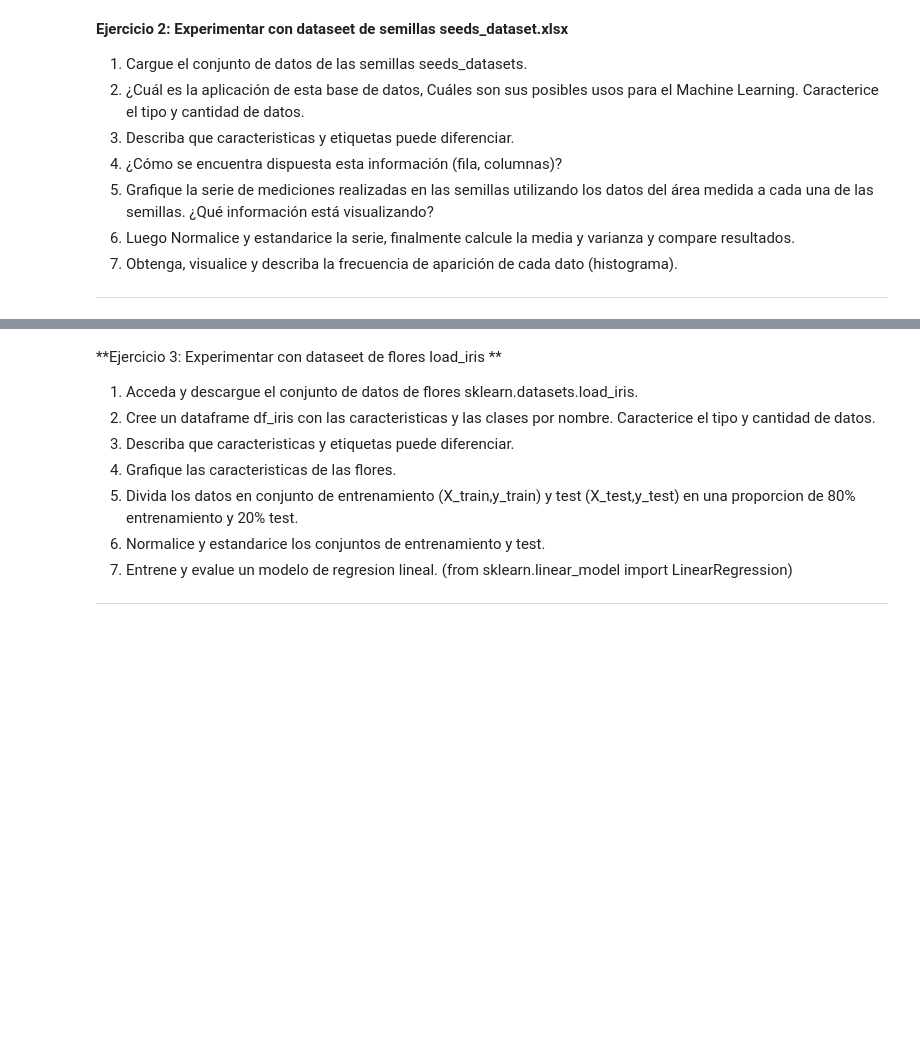
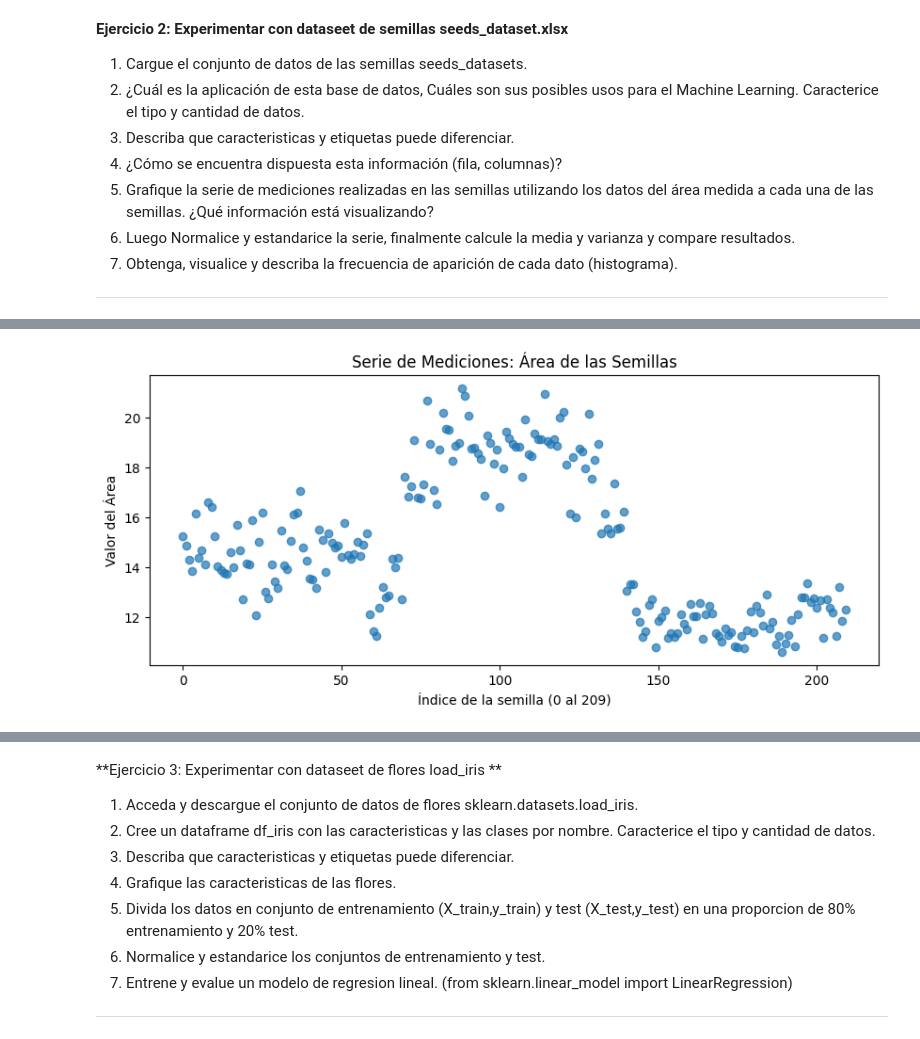
Before and after one commit to mtnleo/Uni_AI_1, a Jupyter notebook: Guide1_Leonardi.ipynb, the cells around one changed output, grey strips where cells are left out. Drawn from its saved outputs; the diff is of its cells as text; code cells hidden in the pictures; blank space fills up the shorter version.

```diff
--- a/Guide1_Leonardi.ipynb
+++ b/Guide1_Leonardi.ipynb
@@ -104,44 +104,108 @@ Desviación: [1. 1.]
 ---
 # %%
 # 1. Cargue el conjunto de datos de las semillas seeds_datasets.
-#from google.colab import drive
+from google.colab import drive
 #drive.mount('/content/drive')
 
 try:
       seeds_dataset = '/content/drive/MyDrive/seeds_dataset.xlsx'
-      df = pd.read_excel(seeds_dataset, header=None)
+      df = pd.read_excel(seeds_dataset, header=0) # Changed header=None to header=0 to correctly load column names
       print(f"Archivo '{seeds_dataset}' cargado correctamente.")
-except:
-    print("Error cargando el archivo.")
+except Exception as e:
+    print(f"Error cargando el archivo: {e}")
 
 print("Primeras 5 filas del dataset generado:")
-df.head()
+display(df.head())
 
 # 2.  ¿Cuál es la aplicación de esta base de datos, Cuáles son sus posibles usos para
 # el Machine Learning. Caracterice el tipo y cantidad de datos.
 
 print("Descripción del dataset: ")
-df.describe()
+display(df.describe())
 
-# Esta base de datos contiene información acerca de semillas. Información
-# como su area, perimetro, largo de la semilla, ancho de la misma, etc.
-# Está bueno para encasillar y clasificar semillas en función a las medidas y datos
-# que tenemos sobre ellas. Viendo de qué tipo son.
-# Todos los datos son de tipo número flotante.
-# Tenemos distintos tipos de semillas cargados. 211 ejemplares de cada una.
-# Hay valores repetidos pero tiene sentido si son semillas con medidas similares.
+  #   Esta base de datos contiene información acerca de semillas. Información
+  #   como su area, perimetro, largo de la semilla, ancho de la misma, etc.
+  #   Está bueno para encasillar y clasificar semillas en función a las medidas y datos
+  #   que tenemos sobre ellas.
+  #   Todos los datos son de tipo número flotante.
+  #   Tenemos distintos tipos de semillas cargados. 211 ejemplares de cada una.
+  #   Hay valores repetidos pero tiene sentido si son semillas con medidas similares.
 
 
 # 3. Describa que caracteristicas y etiquetas puede diferenciar.
 
+"""
+Características:
+  Son las 7 columnas con mediciones físicas continuas. Representan las variables
+  independientes que el modelo usa para aprender (Area, Perimeter, Compactness,
+  Length of kernel, Width of kernel, Asymmetry coefficient,
+  Length of kernel groove).
+
+Etiquetas:
+  Es la columna Type. Representa la variable dependiente o clase objetivo
+  (valores enteros 1, 2 o 3) que clasifica la variedad de la semilla y que el
+   modelo debe aprender a predecir.
+
+"""
 
 # 4. ¿Cómo se encuentra dispuesta esta información (fila, columnas)?
 
-# 5. Grafique la serie de mediciones realizadas en las semillas utilizando los datos del área medida a cada una de las semillas. ¿Qué información está visualizando?
+  #   Las filas (X) muestran las características. Mientras que las columnas (y)
+  #   muestran las etiquetas
 
-# 6. Luego Normalice y estandarice la serie, finalmente calcule la media y varianza y compare resultados.
+# 5. Grafique la serie de mediciones realizadas en las semillas utilizando los
+# datos del área medida a cada una de las semillas. ¿Qué información está visualizando?
+print("Ejercicio 5.")
+plt.figure(figsize=(10, 4))
+plt.plot(df['Area'], marker='o', linestyle='none', alpha=0.7)
+
+plt.title('Serie de Mediciones: Área de las Semillas')
+plt.xlabel('Índice de la semilla (0 al 209)')
+plt.ylabel('Valor del Área')
+plt.show()
+
+# 6. Luego Normalice y estandarice la serie, finalmente calcule la media y
+# varianza y compare resultados.
+
+print("\n--- Ejercicio 6 ---")
+  # Usamos doble corchete para que sea 2D, como lo requiere Scikit-Learn
+serie_area = df[['Area']]
+
+  # Estandarización
+scaler_std = StandardScaler()
+area_std = scaler_std.fit_transform(serie_area)
+
+  #  Normalización
+scaler_mm = MinMaxScaler()
+area_mm = scaler_mm.fit_transform(serie_area)
+
+  # Comparación de resultados
+print("1. Datos Originales ('Area'):")
+print(f"   Media: {serie_area['Area'].mean():.4f}")
+print(f"   Varianza: {serie_area['Area'].var():.4f}\n")
+
+print("2. Serie Estandarizada:")
+print(f"   Media: {area_std.mean():.4f}")    # Va a tender a 0
+print(f"   Varianza: {area_std.var():.4f}\n") # Va a tender a 1
+
+print("3. Serie Normalizada (Min-Max [0, 1]):")
+print(f"   Media: {area_mm.mean():.4f}")    # Modificada por la escala 0-1
+print(f"   Varianza: {area_mm.var():.4f}\n") # Modificada por la escala 0-1
 
 # 7. Obtenga, visualice y describa la frecuencia de aparición de cada dato (histograma).
+
+print("\n--- Ejercicio 7 ---")
+plt.figure(figsize=(10, 4))
+
+plt.hist(df['Area'], bins=20, edgecolor='black', alpha=0.7)
+plt.title('Frecuencia del Área de las Semillas')
+plt.xlabel('Área')
+plt.ylabel('Frecuencia (Cantidad)')
+plt.show()
+
+  # Se pueden ver tres "cerros" en el gráfico, que pueden ayudar a identificar
+  # Tres grupos de semillas en relación al área. Parecido a lo visto en el scatter
+  # del punto 5.
 # %% [output]
 Archivo '/content/drive/MyDrive/seeds_dataset.xlsx' cargado correctamente.
 Primeras 5 filas del dataset generado:
@@ -153,0 +229 @@ Descripción del dataset:
+[figure, added]
```
Also changed, not shown: parts of 1 cell of this notebook.
